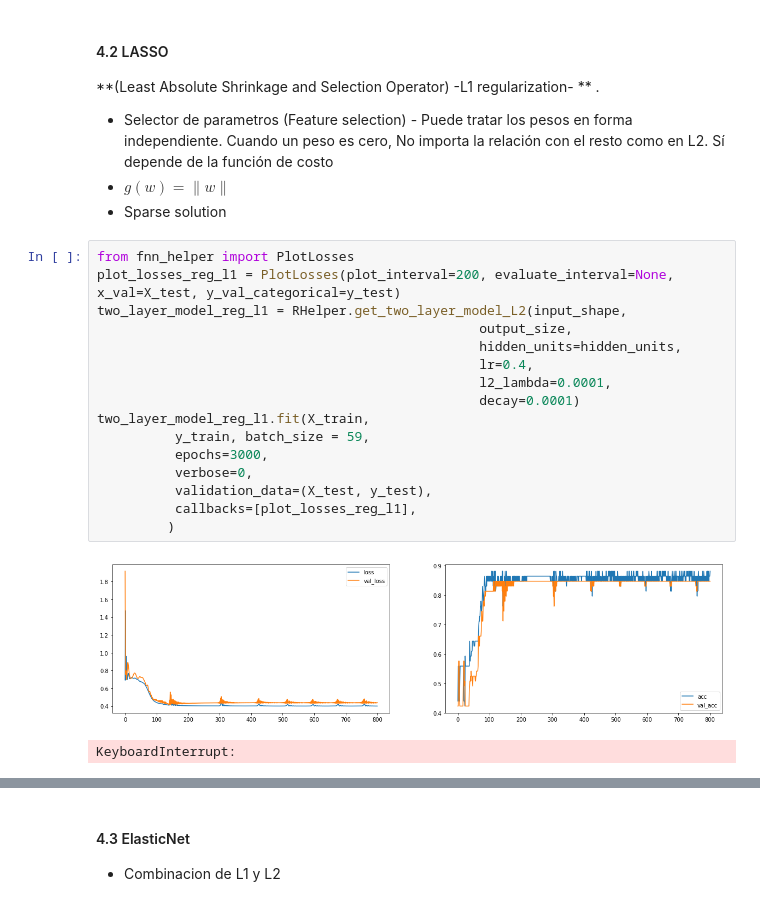
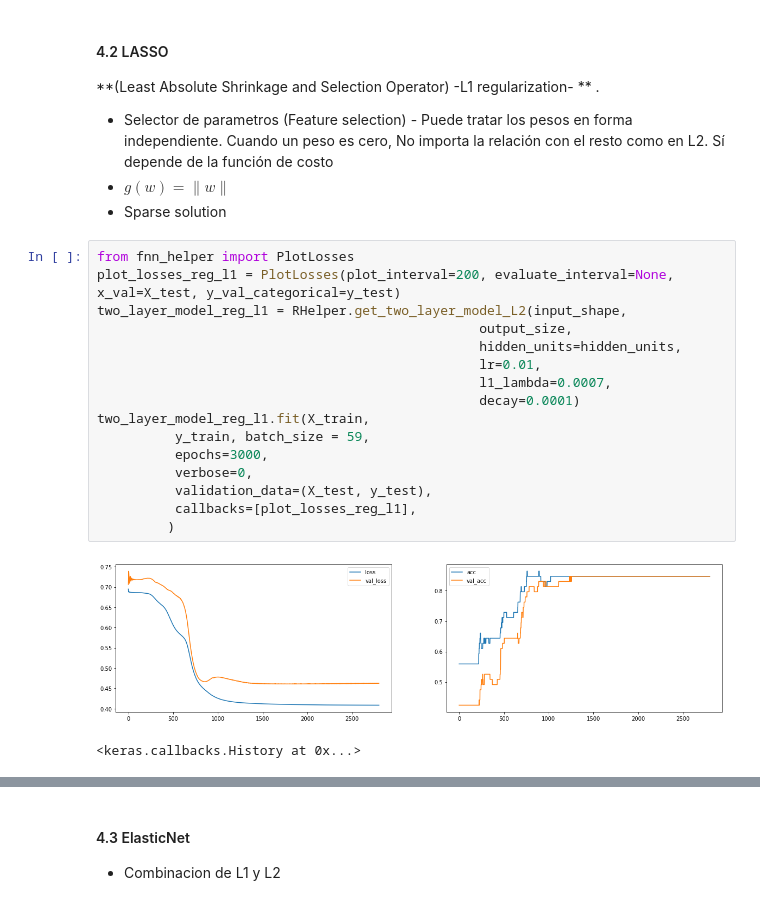
Before and after one commit to lab-ml-itba/4-Regularizacion, a Jupyter notebook: 0-Regularizacion-Teoria.ipynb, the cells around one changed output, grey strips where cells are left out. Cells and saved outputs as stored; diff of their text form.

```diff
--- a/0-Regularizacion-Teoria.ipynb
+++ b/0-Regularizacion-Teoria.ipynb
@@ -668,19 +688,19 @@ plt.show()
 # %%
 from fnn_helper import PlotLosses
 plot_losses_reg_l1 = PlotLosses(plot_interval=200, evaluate_interval=None, x_val=X_test, y_val_categorical=y_test)
 two_layer_model_reg_l1 = RHelper.get_two_layer_model_L2(input_shape,
                                                  output_size,
                                                  hidden_units=hidden_units,
-                                                 lr=0.4,
-                                                 l2_lambda=0.0001,
+                                                 lr=0.01,
+                                                 l1_lambda=0.0007,
                                                  decay=0.0001)
 two_layer_model_reg_l1.fit(X_train,
           y_train, batch_size = 59,
           epochs=3000,
           verbose=0,
           validation_data=(X_test, y_test),
           callbacks=[plot_losses_reg_l1],
          )
 # %% [output]
-[figure, old version]
+[figure, new version]
-KeyboardInterrupt:
+<keras.callbacks.History at 0x...>
```
Also changed, not shown: parts of 11 cells of this notebook.
